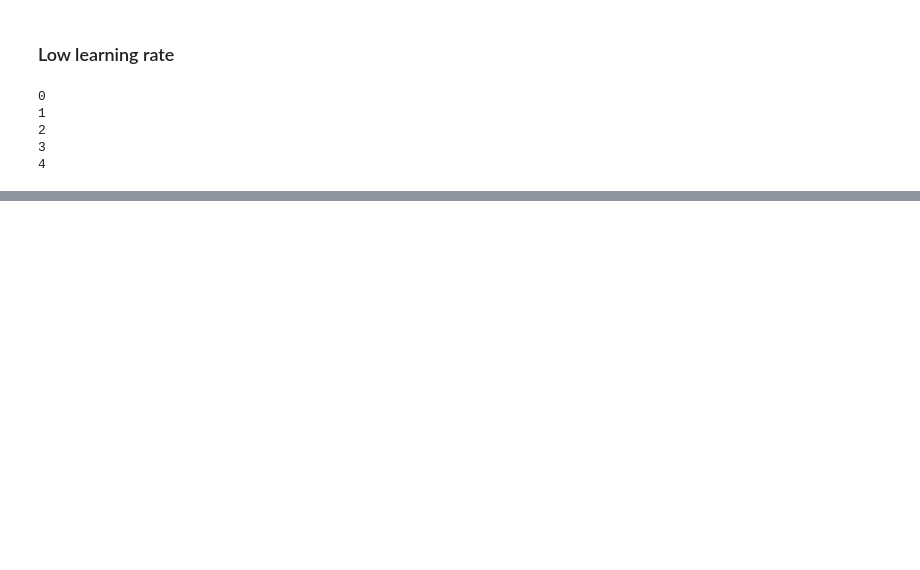
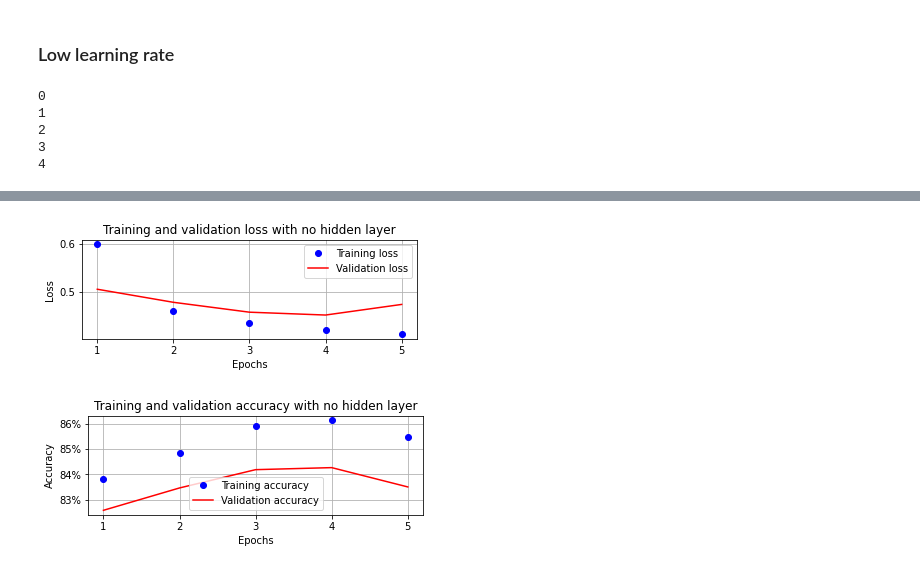
Before and after one commit to ahmadSoliman94/Artificial-Intelligence, a Jupyter notebook: DL/Modern Computer Vision with Pytorch/Building_a_Deep_Neural_Network_with_PyTorch.ipynb, the cells around one changed output, grey strips where cells are left out. Cells and saved outputs as stored; diff of their text form; code cells hidden in the pictures; blank space fills up the shorter version.

```diff
--- a/DL/Modern Computer Vision with Pytorch/Building_a_Deep_Neural_Network_with_PyTorch.ipynb
+++ b/DL/Modern Computer Vision with Pytorch/Building_a_Deep_Neural_Network_with_PyTorch.ipynb
@@ -1718,0 +1729,4 @@ for ix, par in enumerate(model.parameters()):
+# %%
+val_fmnist = datasets.FashionMNIST(data_folder, download=True, train=False)
+val_images = val_fmnist.data
+val_targets = val_fmnist.targets
@@ -1718,0 +1789,16 @@ for ix, par in enumerate(model.parameters()):
+# %%
+def get_data():
+    train = FMNISTDataset(tr_images, tr_targets)
+    trn_dl = DataLoader(train, batch_size=32, shuffle=True)
+    val = FMNISTDataset(val_images, val_targets)
+    val_dl = DataLoader(val, batch_size=len(val_images), shuffle=False)
+    return trn_dl, val_dl
+# %%
+@torch.no_grad()
+def val_loss(x, y, model):
+    prediction = model(x)
+    val_loss = loss_fn(prediction, y)
+    return val_loss.item()
+# %%
+trn_dl, val_dl = get_data()
+model, loss_fn, optimizer = get_model()
@@ -1718,0 +1837,30 @@ for ix, par in enumerate(model.parameters()):
+# %%
+epochs = np.arange(5)+1
+import matplotlib.ticker as mtick
+import matplotlib.pyplot as plt
+import matplotlib.ticker as mticker
+%matplotlib inline
+plt.subplot(211)
+plt.plot(epochs, train_losses, 'bo', label='Training loss')
+plt.plot(epochs, val_losses, 'r', label='Validation loss')
+plt.gca().xaxis.set_major_locator(mticker.MultipleLocator(1))
+plt.title('Training and validation loss with no hidden layer')
+plt.xlabel('Epochs')
+plt.ylabel('Loss')
+plt.legend()
+plt.grid('off')
+plt.show()
+plt.subplot(212)
+plt.plot(epochs, train_accuracies, 'bo', label='Training accuracy')
+plt.plot(epochs, val_accuracies, 'r', label='Validation accuracy')
+plt.gca().xaxis.set_major_locator(mticker.MultipleLocator(1))
+plt.title('Training and validation accuracy with no hidden layer')
+plt.xlabel('Epochs')
+plt.ylabel('Accuracy')
+plt.gca().set_yticklabels(['{:.0f}%'.format(x*100) for x in plt.gca().get_yticks()])
+plt.legend()
+plt.grid('off')
+plt.show()
+# %% [output]
+[figure, added]
+[figure, added]
```
Also changed, not shown: parts of 25 cells of this notebook.
